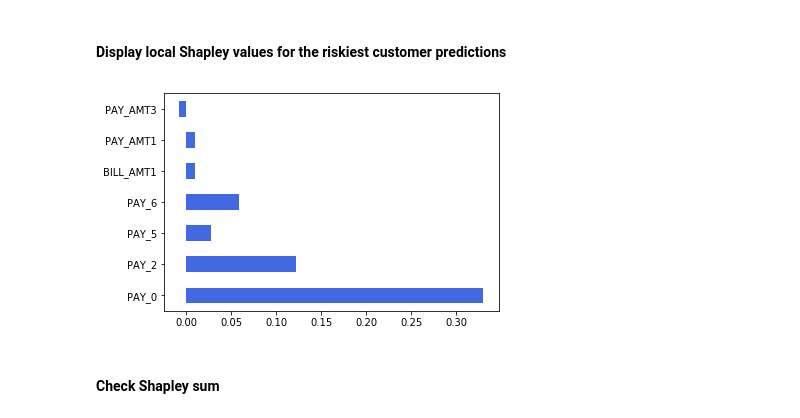
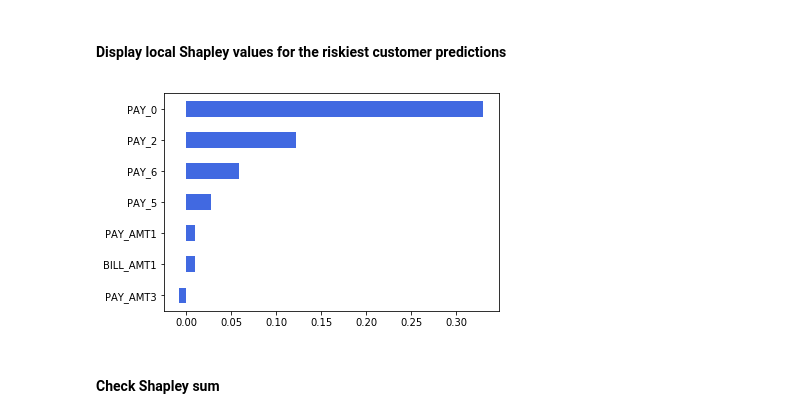
Before and after one commit to jphall663/xai_misconceptions, a Jupyter notebook: dt_shap_lime.ipynb, the cells around one changed output. Saved outputs shown, nothing was run; the diff lists cells and outputs as text; code cells hidden in the pictures.

```diff
--- a/dt_shap.ipynb
+++ b/dt_shap_lime.ipynb
@@ -189,9 +189,10 @@ See the caveats in the documentation: http://pandas.pydata.org/pandas-docs/stabl
 #### Display local Shapley values for the riskiest customer predictions
 # %%
 s_df = pd.DataFrame(shap_values[1][idx, :], index=X)
+s_df.sort_values(by=0, inplace=True)
 _ = s_df[s_df[0] != 0].plot(kind='barh' , color='royalblue', legend=False)
 # %% [output]
-[figure, old version]
+[figure, new version]
 # %% [markdown]
 #### Check Shapley sum
 # %%
```
Also changed, not shown: 5 other files.
